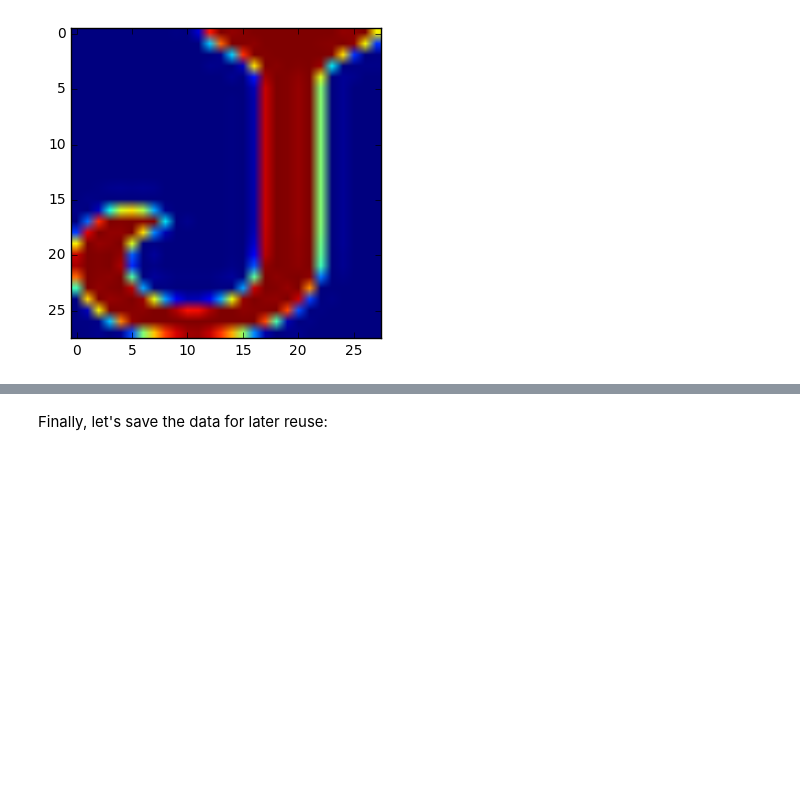
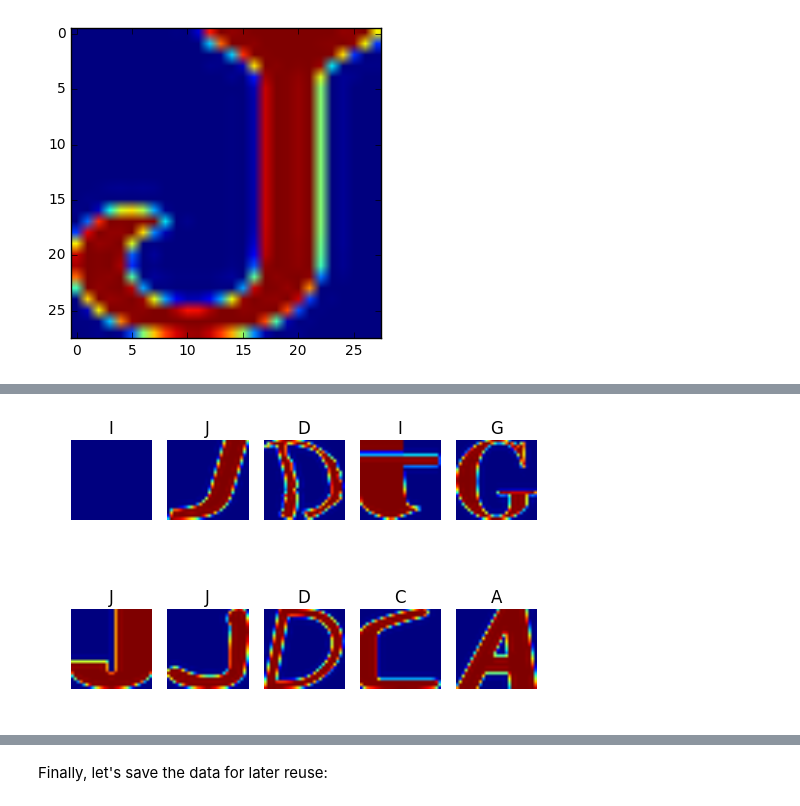
Before and after one commit to ShraddhaSurana/DeepLearning-Udacity, a Jupyter notebook: 1_notmnist.ipynb, the cells around one changed output, grey strips where cells are left out. Drawn from its saved outputs; the diff is of its cells as text; code cells hidden in the pictures; blank space fills up the shorter version.

```diff
--- a/1_notmnist.ipynb
+++ b/1_notmnist.ipynb
@@ -453,0 +453,4 @@ ValueError: num must be 1 <= num <= 8, not 9
+# %%
+display_images_after_shuffle(test_dataset, test_labels)
+# %% [output]
+[figure, added]
```
Also changed, not shown: parts of 4 cells of this notebook, 1 other file.
